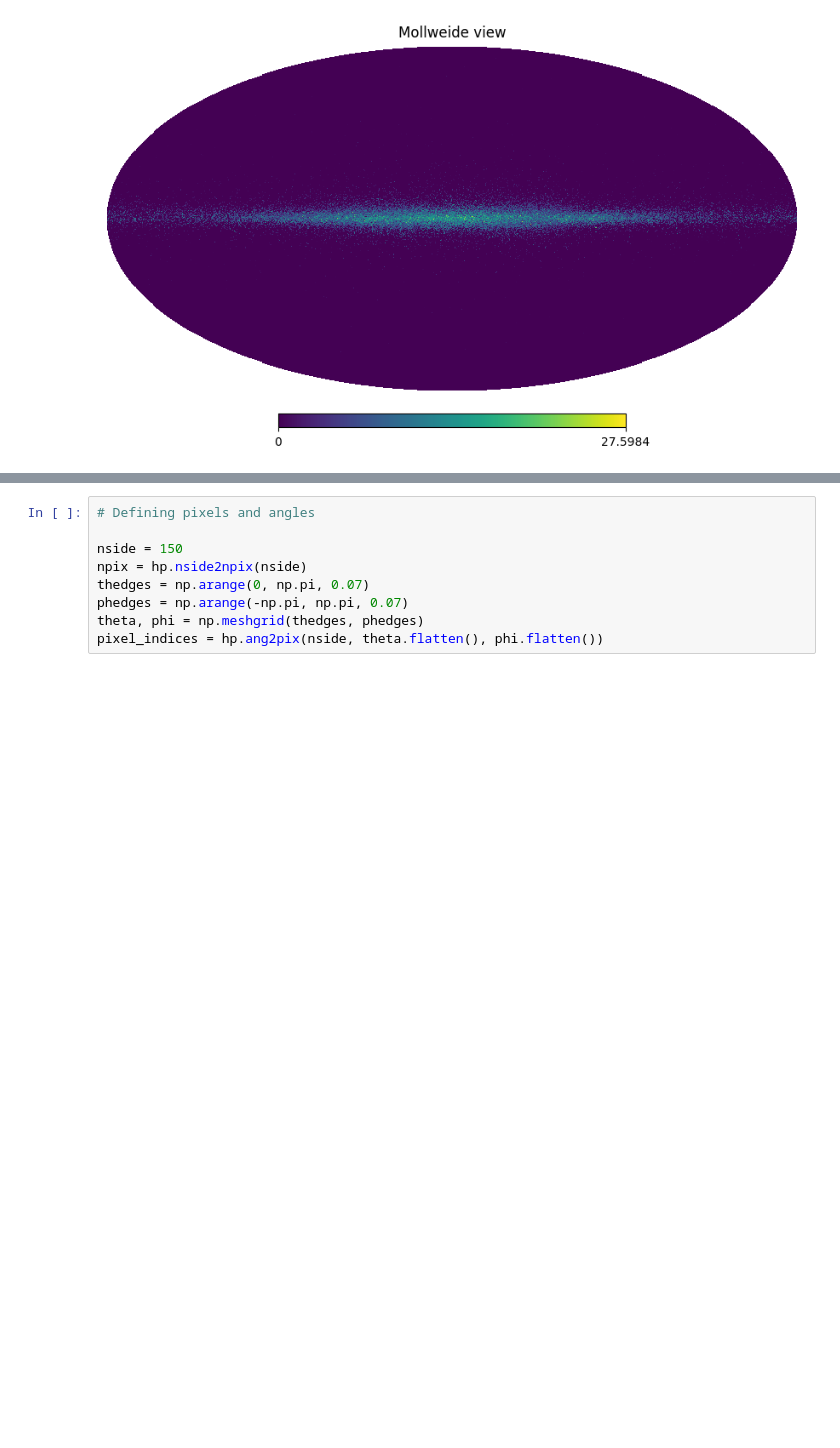
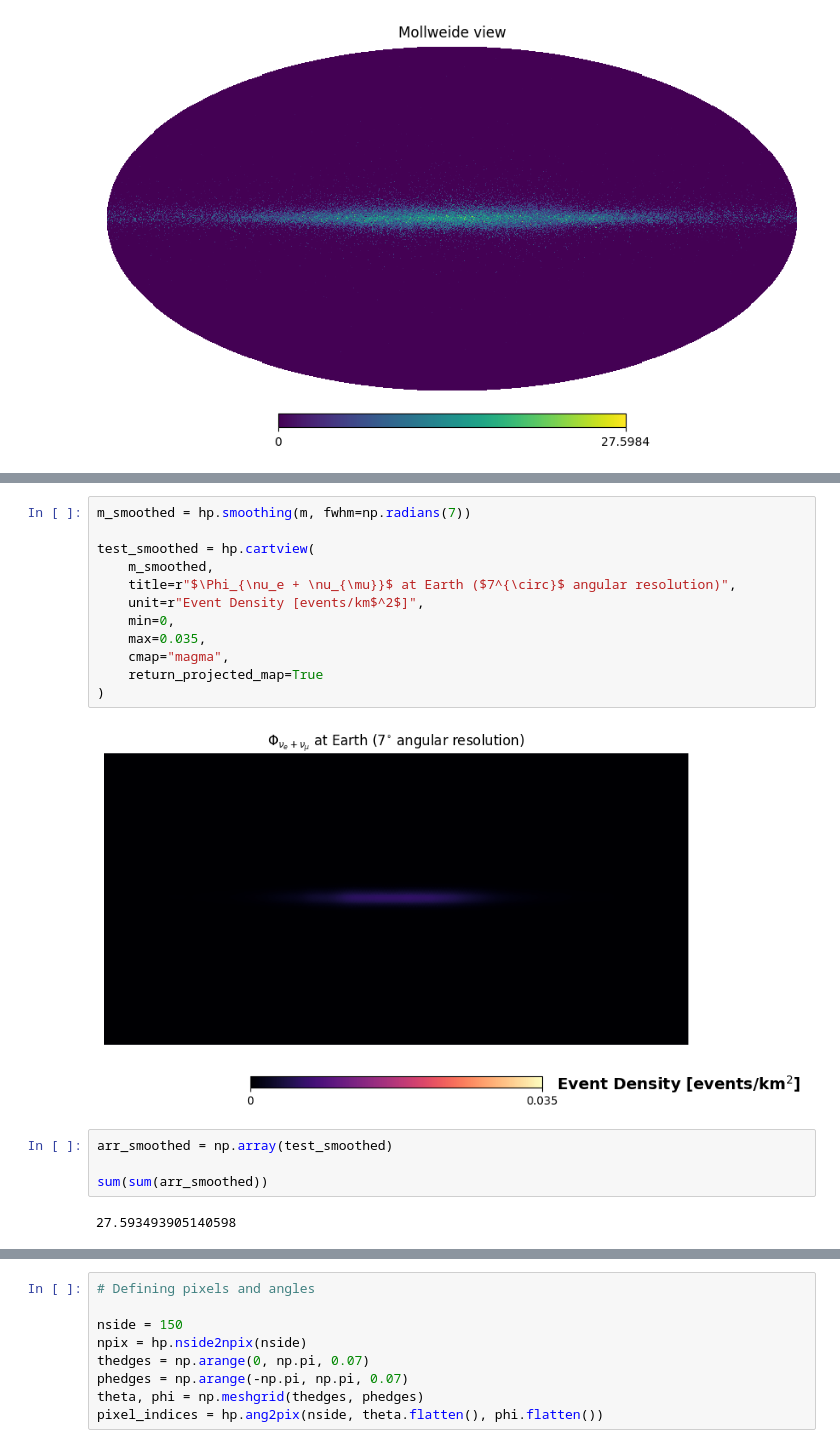
Before and after one commit to mymacd2/pseudo-Dirac-summer-research, a Jupyter notebook: GC_calcs/test_notebooks/healpy_tests.ipynb, the cells around one changed output, grey strips where cells are left out. Drawn from its saved outputs; the diff is of its cells as text; blank space fills up the shorter version.

```diff
--- a/GC_calcs/test_notebooks/healpy_tests.ipynb
+++ b/GC_calcs/test_notebooks/healpy_tests.ipynb
@@ -89,3 +90,23 @@ hp.nside2npix(nside)
+# %%
+m_smoothed = hp.smoothing(m, fwhm=np.radians(7))
+
+test_smoothed = hp.cartview(
+    m_smoothed,
+    title=r"$\Phi_{\nu_e + \nu_{\mu}}$ at Earth ($7^{\circ}$ angular resolution)",
+    unit=r"Event Density [events/km$^2$]",
+    min=0,
+    max=0.035,
+    cmap="magma",
+    return_projected_map=True
+)
+# %% [output]
+[figure, added]
+# %%
+arr_smoothed = np.array(test_smoothed)
+
+sum(sum(arr_smoothed))
+# %% [output]
+27.593493905140598
 # %%
 # Loading in the real data
 
```
Also changed, not shown: parts of 10 cells of this notebook, 11 other files.
